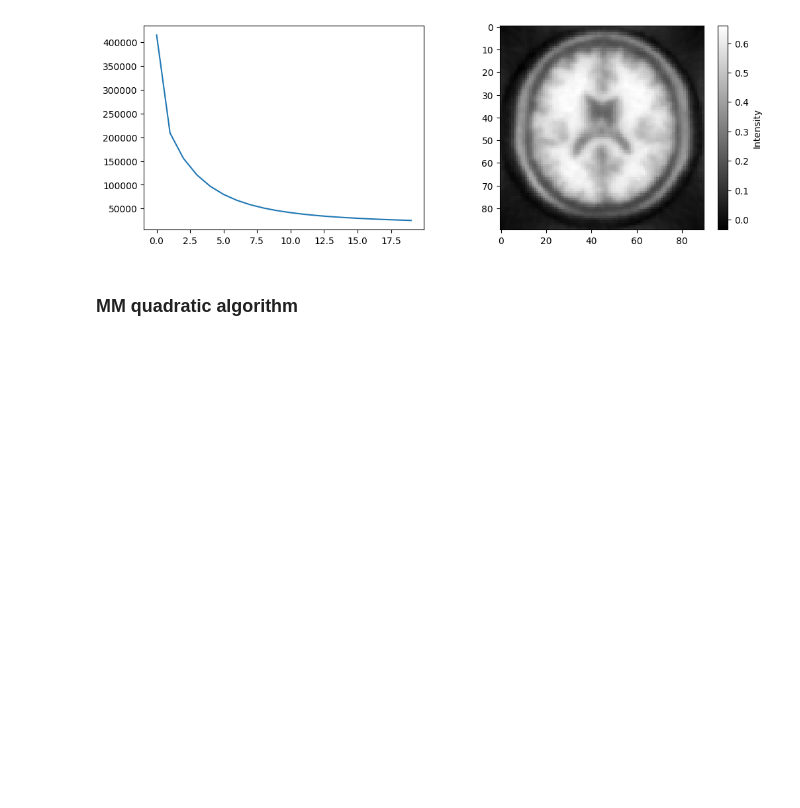
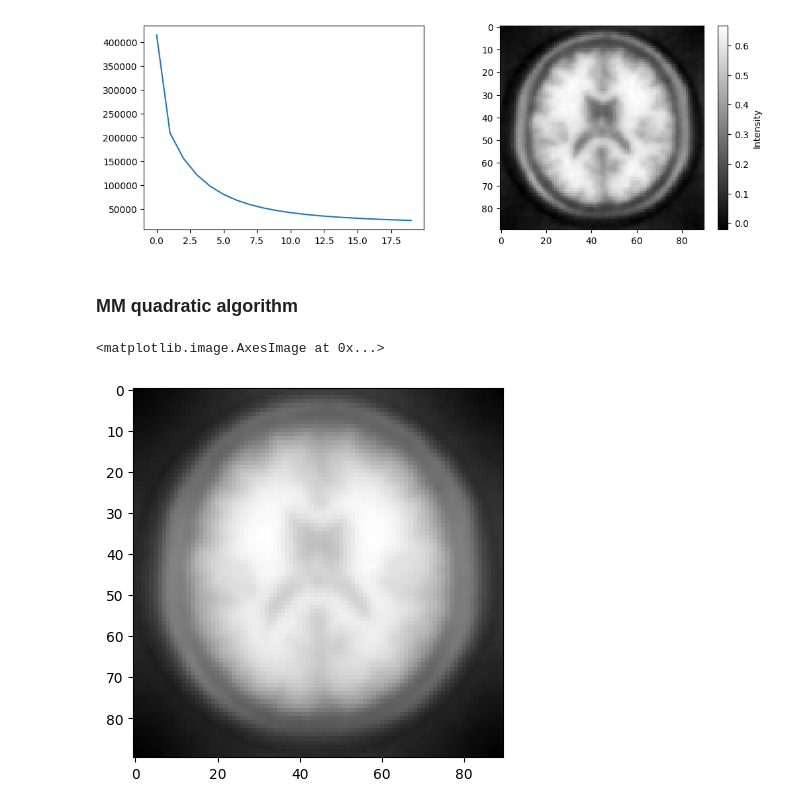
Before and after one commit to matthieuneau/optimization-lab, a Jupyter notebook: LSD_TP2_Theobald_Neau.ipynb, the cells around one changed output. Cells and saved outputs as stored; diff of their text form; code cells hidden in the pictures; blank space fills up the shorter version.

```diff
--- a/LSD_TP2_Theobald_Neau.ipynb
+++ b/LSD_TP2_Theobald_Neau.ipynb
@@ -154,7 +123,7 @@ fig.colorbar(axs[1].imshow(x_gd.reshape((90,90), order='F'), cmap='gray'), ax=ax
 ### MM quadratic algorithm
 # %%
 from scipy.sparse import diags
-from scipy.sparse.linalg import LinearOperator, cg, eigsh
+from scipy.sparse.linalg import LinearOperator, cg, eigsh, bicg
 
 
 def A(x: np.ndarray) -> np.ndarray:
@@ -168,7 +137,10 @@ def A(x: np.ndarray) -> np.ndarray:
     def matvec(v):
         return curvature @ v
 
-    A = LinearOperator((N, N), matvec=matvec)
+    def rmatvec(v):
+        return curvature.T @ v
+
+    A = LinearOperator((N, N), matvec=matvec, rmatvec=rmatvec)
 
     return A
 
@@ -181,7 +153,7 @@ def mm_algorithm(x0: np.ndarray, theta: float, max_iter: int): #theta cst over t
         # Solve iteratively the linear system
         grad_mm = grad_f(x_mm)
         A_mm = A(x_mm)
-        v, info = cg(A_mm, grad_mm)
+        v, info = bicg(A_mm, grad_mm)
         if info != 0:
             raise ValueError ("CG did not converge")
 
@@ -190,6 +162,12 @@ def mm_algorithm(x0: np.ndarray, theta: float, max_iter: int): #theta cst over t
         loss_history.append(f(x_mm))
     return x_mm, loss_history, x_history
 
-# theta = 0.1
-# max_iter = 2
-# x_mm, loss_history_mm, x_history_mm = mm_algorithm(x0, theta, max_iter)
+theta = 0.1
+max_iter = 25
+x_mm, loss_history_mm, x_history_mm = mm_algorithm(x0, theta, max_iter)
+# %%
+# plt.plot(loss_history_mm)
+plt.imshow(x_mm.reshape((90,90), order='F'), cmap='gray')
+# %% [output]
+<matplotlib.image.AxesImage at 0x...>
+[figure, added]
```
Also changed, not shown: parts of 9 cells of this notebook, 1 other file.
